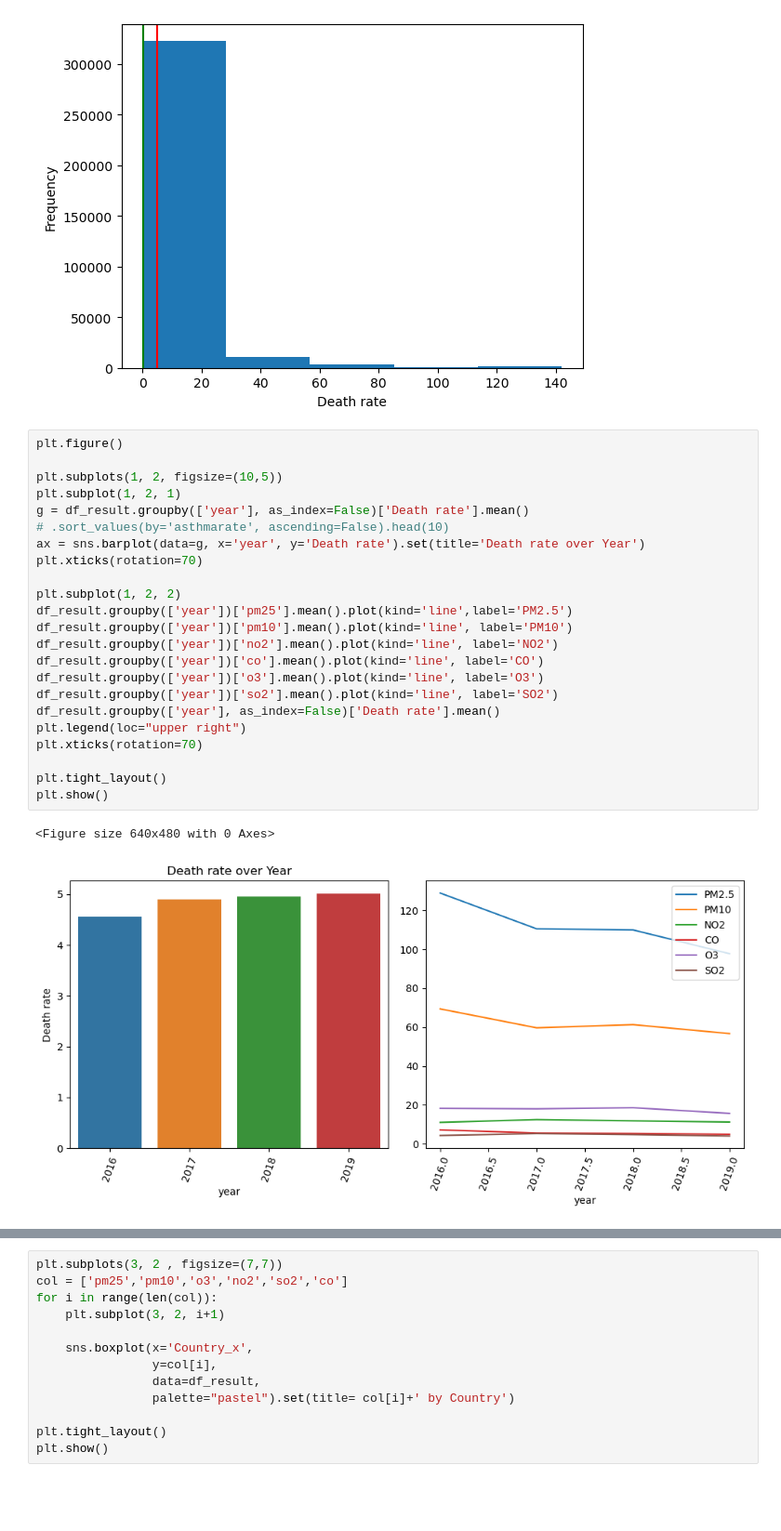
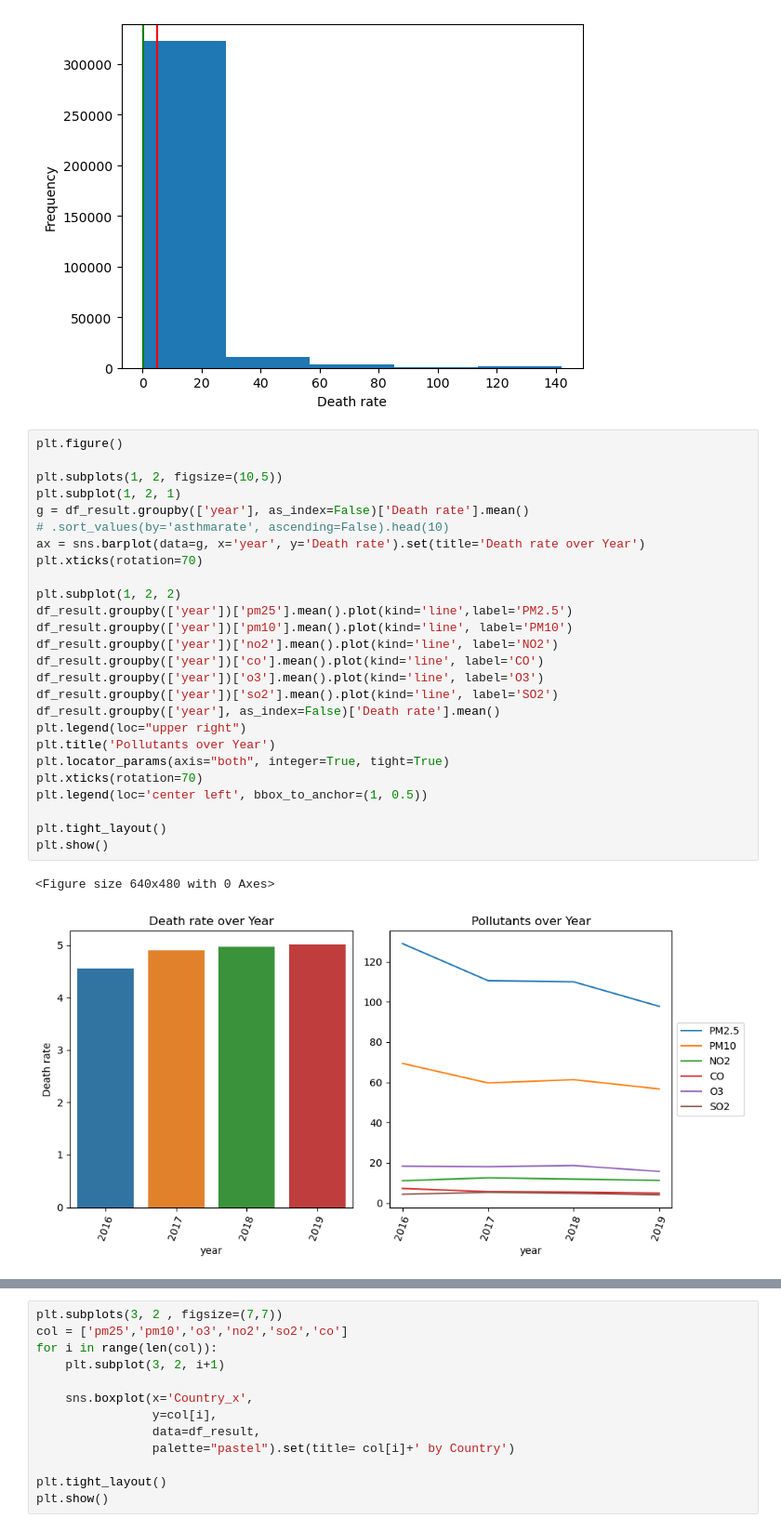
Before and after one commit to Nattie29/Capstone, a Jupyter notebook: Notebooks/Capstone Project Sprint 3-17Jun.ipynb, the cells around one changed output, grey strips where cells are left out. Shown at 93% size. Cells and saved outputs as stored; diff of their text form; blank space fills up the shorter version.

```diff
--- a/Notebooks/Capstone Project Sprint 3-17Jun.ipynb
+++ b/Notebooks/Capstone Project Sprint 3-17Jun.ipynb
@@ -365,26 +363,29 @@ plt.show()
 # %%
 plt.figure()
 
 plt.subplots(1, 2, figsize=(10,5))
 plt.subplot(1, 2, 1)
 g = df_result.groupby(['year'], as_index=False)['Death rate'].mean()
 # .sort_values(by='asthmarate', ascending=False).head(10)
 ax = sns.barplot(data=g, x='year', y='Death rate').set(title='Death rate over Year')
 plt.xticks(rotation=70)
 
 plt.subplot(1, 2, 2)
 df_result.groupby(['year'])['pm25'].mean().plot(kind='line',label='PM2.5')
 df_result.groupby(['year'])['pm10'].mean().plot(kind='line', label='PM10')
 df_result.groupby(['year'])['no2'].mean().plot(kind='line', label='NO2')
 df_result.groupby(['year'])['co'].mean().plot(kind='line', label='CO')
 df_result.groupby(['year'])['o3'].mean().plot(kind='line', label='O3')
 df_result.groupby(['year'])['so2'].mean().plot(kind='line', label='SO2')
 df_result.groupby(['year'], as_index=False)['Death rate'].mean()
 plt.legend(loc="upper right")
+plt.title('Pollutants over Year')
+plt.locator_params(axis="both", integer=True, tight=True)
 plt.xticks(rotation=70)
+plt.legend(loc='center left', bbox_to_anchor=(1, 0.5))
 
 plt.tight_layout()
 plt.show()
 # %% [output]
 <Figure size 640x480 with 0 Axes>
-[figure, old version]
+[figure, new version]
```
Also changed, not shown: parts of 76 cells of this notebook, 14 other files.
